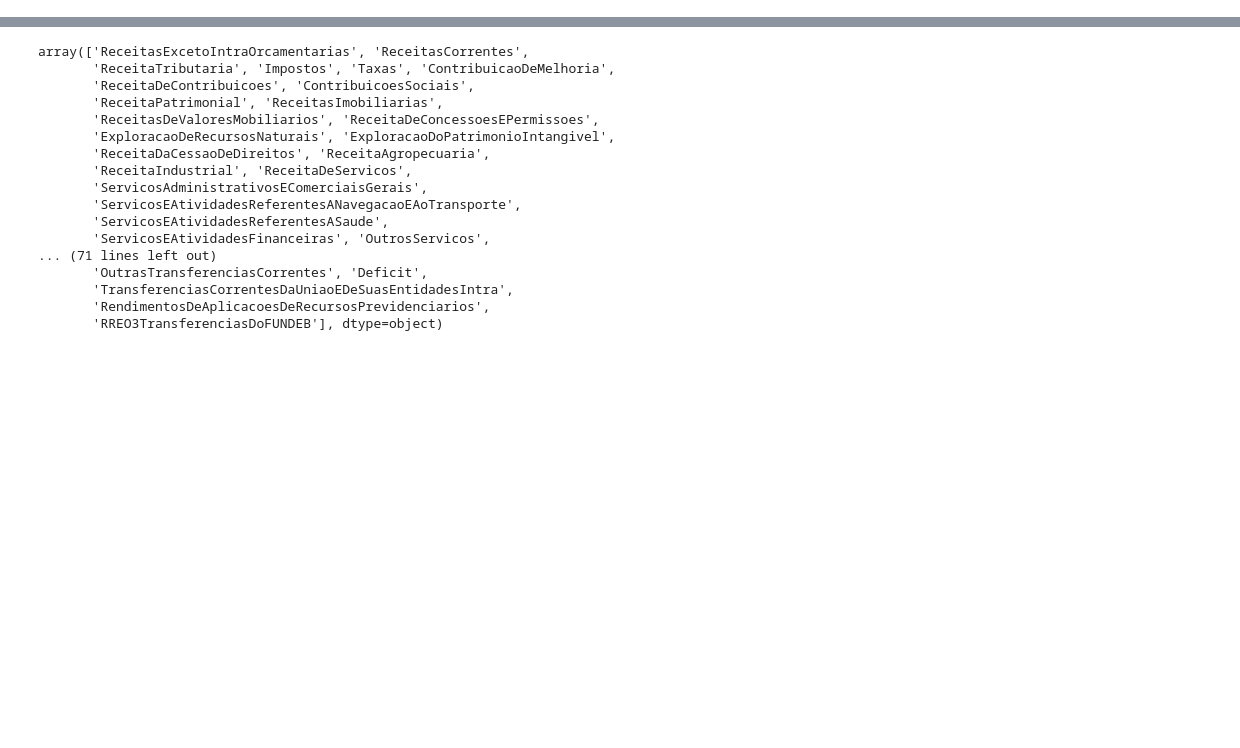
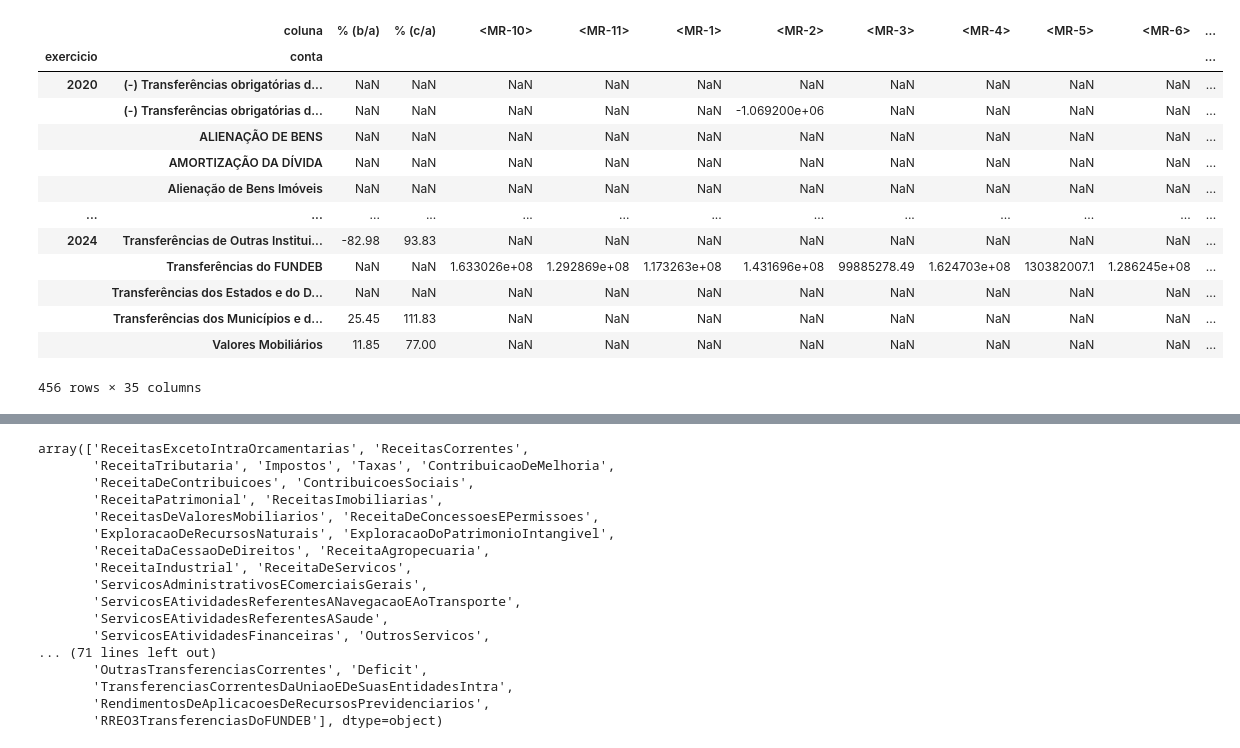
Before and after one commit to PedroJRod/api_siconfi, a Jupyter notebook: report.ipynb, the cells around one changed output, grey strips where cells are left out. Drawn from its saved outputs; the diff is of its cells as text; code cells hidden in the pictures; blank space fills up the shorter version.

```diff
--- a/report.ipynb
+++ b/report.ipynb
@@ -30,5 +57,3 @@ array(['RREO-Anexo 01', 'RREO-Anexo 03'], dtype=object)
 # %%
-#drop = rreo_df.columns[2:11]
-#rreo_df = rreo_df.drop(columns=drop)
-
-#rreo_df.sample(3)
+drop = rreo_df.columns[1:11]
+rreo_df = rreo_df.drop(columns=drop)
@@ -39,0 +78,17 @@ array(['RREO-Anexo 01', 'RREO-Anexo 03'], dtype=object)
+# %%
+rreo_df.pivot_table(index=['exercicio','conta'], columns='coluna', values='valor', aggfunc='sum')
+# %% [output]
+|  | coluna | % (b/a) | % (c/a) | <MR-10> | <MR-11> | <MR-1> | <MR-2> | <MR-3> | <MR-4> | <MR-5> | <MR-6> | ... |
+| exercicio | conta |  |  |  |  |  |  |  |  |  |  | ... |
+| 2020 | (-) Transferências obrigatórias d... | NaN | NaN | NaN | NaN | NaN | NaN | NaN | NaN | NaN | NaN | ... |
+|  | (-) Transferências obrigatórias d... | NaN | NaN | NaN | NaN | NaN | -1.069200e+06 | NaN | NaN | NaN | NaN | ... |
+|  | ALIENAÇÃO DE BENS | NaN | NaN | NaN | NaN | NaN | NaN | NaN | NaN | NaN | NaN | ... |
+|  | AMORTIZAÇÃO DA DÍVIDA | NaN | NaN | NaN | NaN | NaN | NaN | NaN | NaN | NaN | NaN | ... |
+|  | Alienação de Bens Imóveis | NaN | NaN | NaN | NaN | NaN | NaN | NaN | NaN | NaN | NaN | ... |
+| ... | ... | ... | ... | ... | ... | ... | ... | ... | ... | ... | ... | ... |
+| 2024 | Transferências de Outras Institui... | -82.98 | 93.83 | NaN | NaN | NaN | NaN | NaN | NaN | NaN | NaN | ... |
+|  | Transferências do FUNDEB | NaN | NaN | 1.633026e+08 | 1.292869e+08 | 1.173263e+08 | 1.431696e+08 | 99885278.49 | 1.624703e+08 | 130382007.1 | 1.286245e+08 | ... |
+|  | Transferências dos Estados e do D... | NaN | NaN | NaN | NaN | NaN | NaN | NaN | NaN | NaN | NaN | ... |
+|  | Transferências dos Municípios e d... | 25.45 | 111.83 | NaN | NaN | NaN | NaN | NaN | NaN | NaN | NaN | ... |
+|  | Valores Mobiliários | 11.85 | 77.00 | NaN | NaN | NaN | NaN | NaN | NaN | NaN | NaN | ... |
+456 rows × 35 columns
```
Also changed, not shown: parts of 11 cells of this notebook, 1 other file.
